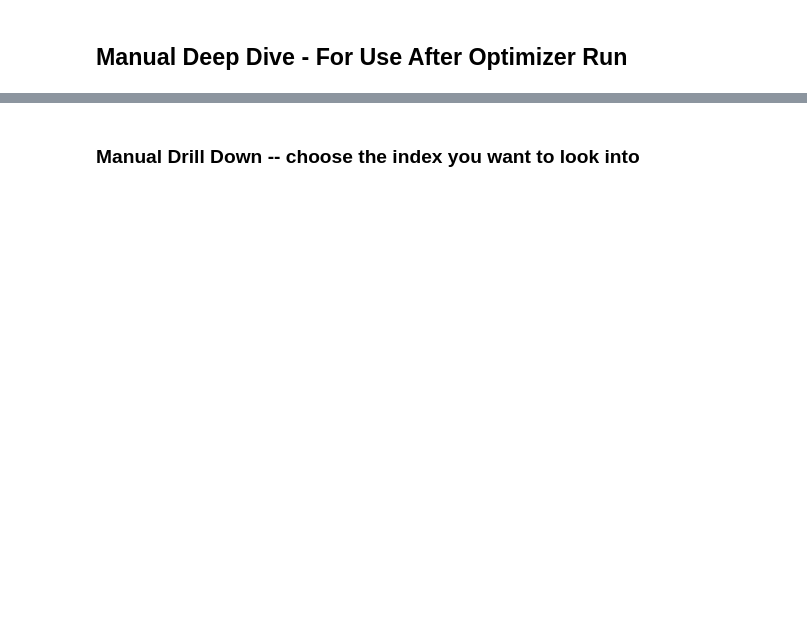
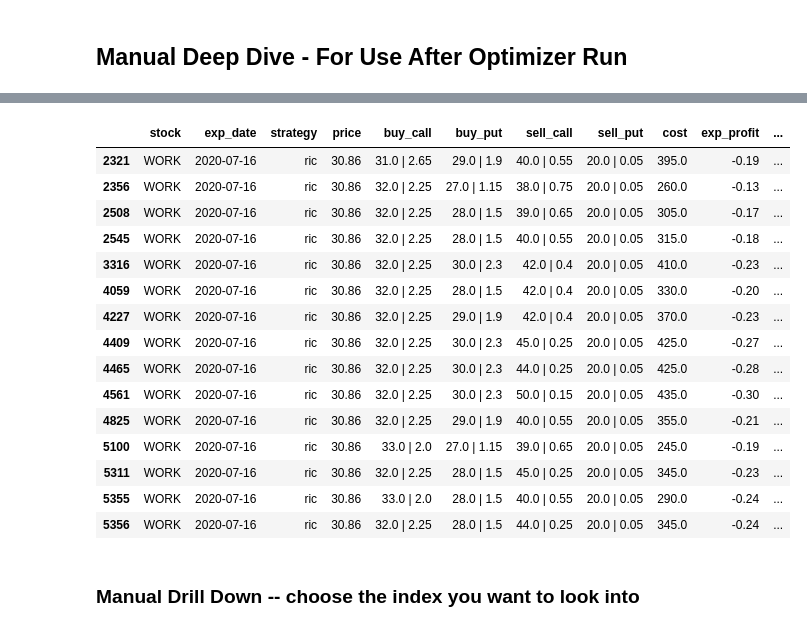
Before and after one commit to campbefs/options_optimizer, a Jupyter notebook: Option Excel model V9.ipynb, the cells around one changed output, grey strips where cells are left out. Cells and saved outputs as stored; diff of their text form; code cells hidden in the pictures; blank space fills up the shorter version.

```diff
--- a/Option Excel model V9.ipynb
+++ b/Option Excel model V9.ipynb
@@ -330,10 +357,12 @@ def multi_proc(inputs, current_time):
 #              'JBLU', 'MGM', 'BBBY', 'UBER', 'LYFT', 'M', 'ACB', 'BABA', 'SQ', 'WORK', \
 #              'DAL', 'CCL', 'WFC', 'HTZ', 'BA', 'AAL', 'CAR']
 
-max_permutations = 100000 # per strategy, up to 4 strategies per stock. e.g. 10 stocks
+max_permutations = 50000 # per strategy, up to 4 strategies per stock. e.g. 10 stocks
 
-opt_stock_list = ['WORK', \
-              'DAL', 'CCL', 'WFC', 'HTZ', 'BA', 'AAL', 'CAR']
+opt_stock_list = ['W', 'AMD','HAL', 'BAC', 'CZR', 'GE', 'TWTR', 'GME', 'SLB', \
+              'JBLU', 'MGM', 'UBER', 'LYFT', 'M', 'ACB', 'BABA', 'SQ', 'WORK', \
+              'DAL', 'CCL', 'WFC', 'HTZ', 'BA', 'CAR']
+
 strategy_list = ['ric', 'bear_put','bull_call','strangle']   # ric, bear_put, bull_call, strangle
 current_time = datetime.now().strftime('%Y-%m-%d_%H-%M')
 live = input('\nWhat Price Do You Want? 0 Worst Bid/Ask; 1 LastTradedPrice; 2 Mid Bid/Ask:  ')
@@ -358,7 +399,9 @@ Block:  2 of  3    Block Start: 50000
 # %% [markdown]
 ## Manual Deep Dive - For Use After Optimizer Run
 # %%
-final_output = pd.read_csv(r"Output\final_output_2020-06-08_14-40.csv")   # reload output if kernal lost data
-final_output = final_output.sort_values('score', ascending=False).reset_index(drop = True)
-final_output.head(10)
+#final_output = pd.read_csv(r"Output\final_output_2020-06-08_14-40.csv")   # reload output if kernal lost data
+#final_output = final_output.sort_values('score', ascending=False).reset_index(drop = True)
+
+final_output1 = final_output.reset_index()
+final_output1.groupby('stock')['index'].min().sort_values(ascending=True)  # rooting out the best stocks
 # %% [output]
@@ -409,3 +425,43 @@ final_output[ (final_output['cost'] > -200) ].head(20).sort_values('exp_profit',
+# %%
+# Drilling Down into the Final Output
+
+final_output[ (final_output['cost'] < 500) & (final_output['risk_ratio_95th'] >= .5) & \
+                    (final_output['exp_profit'] > -.1) &  \
+                     (final_output['risk_spread'] < .4) & \
+                     ~(final_output['stock'].isin(['BAC'])) & \
+                     (final_output['stock'].isin(['BA','MGM','CZR','HTZ'])) & \
+                     (pd.to_numeric(final_output['bull_bear']).between(-.1,.1)) & \
+                     (final_output['odds_profit'] > .45) \
+                     ].head(15).sort_values('risk_spread', ascending=True)
+
+final_output[ final_output['stock'].isin(['WORK']) & (final_output['bull_bear'].between(-1,.1))].head(15)
+
+#final_output.head(100)
+#final_output[ (final_output['cost'] < 200) & (final_output['sell_put_strike'] < final_output['buy_put_strike']) &\
+#                                   (final_output['buy_put_strike'] < final_output['price'] ) & \
+#                                    (final_output['buy_call_strike'] > final_output['price']) \
+#
+#                                    ].sort_values('score', ascending=False).head(10)
+
+
+# remove RIC where intrinsic value doesn't equal max loss
+# %% [output]
+|  | stock | exp_date | strategy | price | buy_call | buy_put | sell_call | sell_put | cost | exp_profit | ... |
+| 2321 | WORK | 2020-07-16 | ric | 30.86 | 31.0 | 2.65 | 29.0 | 1.9 | 40.0 | 0.55 | 20.0 | 0.05 | 395.0 | -0.19 | ... |
+| 2356 | WORK | 2020-07-16 | ric | 30.86 | 32.0 | 2.25 | 27.0 | 1.15 | 38.0 | 0.75 | 20.0 | 0.05 | 260.0 | -0.13 | ... |
+| 2508 | WORK | 2020-07-16 | ric | 30.86 | 32.0 | 2.25 | 28.0 | 1.5 | 39.0 | 0.65 | 20.0 | 0.05 | 305.0 | -0.17 | ... |
+| 2545 | WORK | 2020-07-16 | ric | 30.86 | 32.0 | 2.25 | 28.0 | 1.5 | 40.0 | 0.55 | 20.0 | 0.05 | 315.0 | -0.18 | ... |
+| 3316 | WORK | 2020-07-16 | ric | 30.86 | 32.0 | 2.25 | 30.0 | 2.3 | 42.0 | 0.4 | 20.0 | 0.05 | 410.0 | -0.23 | ... |
+| 4059 | WORK | 2020-07-16 | ric | 30.86 | 32.0 | 2.25 | 28.0 | 1.5 | 42.0 | 0.4 | 20.0 | 0.05 | 330.0 | -0.20 | ... |
+| 4227 | WORK | 2020-07-16 | ric | 30.86 | 32.0 | 2.25 | 29.0 | 1.9 | 42.0 | 0.4 | 20.0 | 0.05 | 370.0 | -0.23 | ... |
+| 4409 | WORK | 2020-07-16 | ric | 30.86 | 32.0 | 2.25 | 30.0 | 2.3 | 45.0 | 0.25 | 20.0 | 0.05 | 425.0 | -0.27 | ... |
+| 4465 | WORK | 2020-07-16 | ric | 30.86 | 32.0 | 2.25 | 30.0 | 2.3 | 44.0 | 0.25 | 20.0 | 0.05 | 425.0 | -0.28 | ... |
+| 4561 | WORK | 2020-07-16 | ric | 30.86 | 32.0 | 2.25 | 30.0 | 2.3 | 50.0 | 0.15 | 20.0 | 0.05 | 435.0 | -0.30 | ... |
+| 4825 | WORK | 2020-07-16 | ric | 30.86 | 32.0 | 2.25 | 29.0 | 1.9 | 40.0 | 0.55 | 20.0 | 0.05 | 355.0 | -0.21 | ... |
+| 5100 | WORK | 2020-07-16 | ric | 30.86 | 33.0 | 2.0 | 27.0 | 1.15 | 39.0 | 0.65 | 20.0 | 0.05 | 245.0 | -0.19 | ... |
+| 5311 | WORK | 2020-07-16 | ric | 30.86 | 32.0 | 2.25 | 28.0 | 1.5 | 45.0 | 0.25 | 20.0 | 0.05 | 345.0 | -0.23 | ... |
+| 5355 | WORK | 2020-07-16 | ric | 30.86 | 33.0 | 2.0 | 28.0 | 1.5 | 40.0 | 0.55 | 20.0 | 0.05 | 290.0 | -0.24 | ... |
+| 5356 | WORK | 2020-07-16 | ric | 30.86 | 32.0 | 2.25 | 28.0 | 1.5 | 44.0 | 0.25 | 20.0 | 0.05 | 345.0 | -0.24 | ... |
 # %% [markdown]
 ### Manual Drill Down -- choose the index you want to look into
 # %%
```
Also changed, not shown: parts of 24 cells of this notebook, 1 other file.
